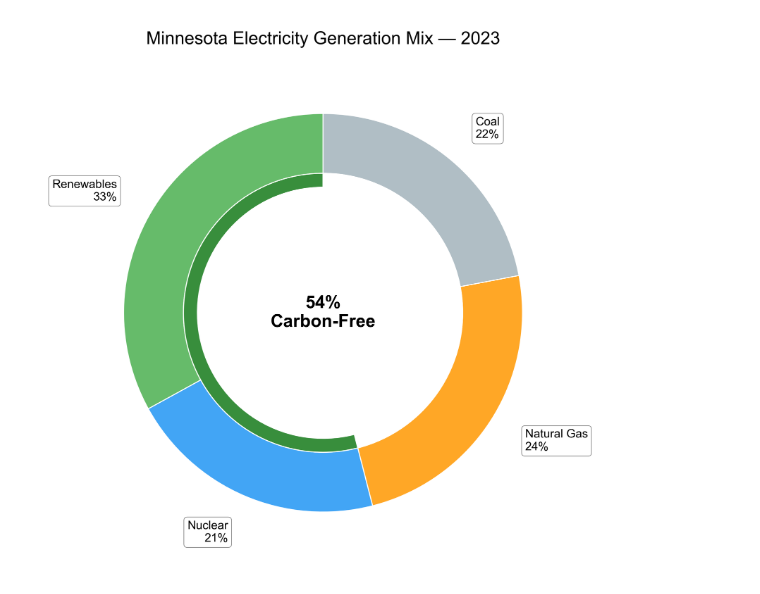
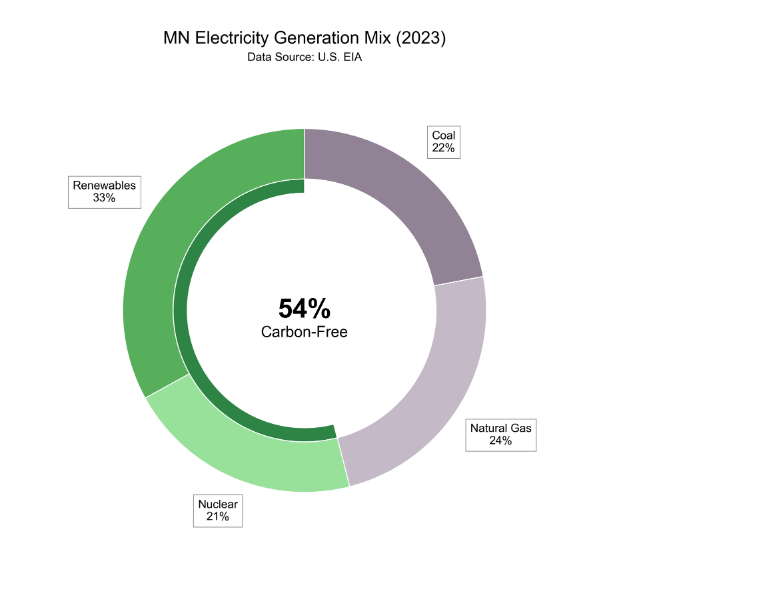
Before and after one commit to joypauls/blog-notebooks, a Jupyter notebook: notebooks/mn_ces.ipynb, the cells around one changed output. Cells and saved outputs as stored; diff of their text form; code cells hidden in the pictures.

Commit message:
finalize ces plot

```diff
--- a/notebooks/mn_ces.ipynb
+++ b/notebooks/mn_ces.ipynb
@@ -4,58 +4,63 @@ import numpy as np
 plt.style.use("./blog.mplstyle")
 # %%
 
+labels = ["Renewables", "Nuclear", "Natural Gas", "Coal"]
+sizes = [33, 21, 24, 22]
+colors = ["#57ae5b", "#98e19b", "#C4BAC7", "#918295"]
 
-# Data
-labels = ['Renewables', 'Nuclear', 'Natural Gas', 'Coal']
-sizes = [33, 21, 24, 22]
-colors = ['#66bb6a', '#42a5f5', '#ffa726', '#b0bec5']
-
-# Carbon-free indicator (inner ring)
 carbon_free_sizes = [54, 46, 0, 0]
-carbon_free_colors = ['#388e3c', 'none', 'none', 'none']  # darker tones to match outer
+carbon_free_colors = ["#2D8444", "none", "none", "none"]
 
 fig, ax = plt.subplots(figsize=(8, 8))
 
-# Outer ring — main electricity mix
 wedges, _ = ax.pie(
     sizes,
     startangle=90,
     colors=colors,
-    wedgeprops=dict(width=0.3, edgecolor='white'),
-    radius=1.0
+    wedgeprops=dict(width=0.25, edgecolor="white"),
+    radius=0.9
 )
 
-# Inner ring — carbon-free highlight
 inner_wedges, _ = ax.pie(
     carbon_free_sizes,
     startangle=90,
     colors=carbon_free_colors,
-    wedgeprops=dict(width=0.07, edgecolor='white'),
-    radius=0.7
+    wedgeprops=dict(width=0.07, edgecolor="white"),
+    radius=0.65
 )
 
 # Add labels next to each wedge
 for i, (wedge, label, size) in enumerate(zip(wedges, labels, sizes)):
     angle = (wedge.theta2 + wedge.theta1) / 2
-    x = np.cos(np.deg2rad(angle)) * 1.2
-    y = np.sin(np.deg2rad(angle)) * 1.2
-    ha = 'left' if x > 0 else 'right'
+    factor = 1.08 if i in [1, 3] else 1.15
+    x = np.cos(np.deg2rad(angle)) * factor
+    y = np.sin(np.deg2rad(angle)) * factor
+    ha = "left" if x > 0 else "right"
 
     ax.text(
         x, y,
         f"{label}\n{size}%",
-        ha=ha,
-        va='center',
+        # ha=ha,
+        ha="center",
+        va="center",
         fontsize=12,
-        bbox=dict(boxstyle="round,pad=0.3", fc="white", ec="gray", lw=0.6)
+        bbox=dict(boxstyle="square,pad=0.4", fc="white", ec="gray", lw=0.6)
     )
 
-# Center carbon-free label
-ax.text(0, 0, f'{54}%\nCarbon-Free', ha='center', va='center', fontsize=18, weight='bold')
+# add padding to annotation
+ax.text(0, 0, f"{54}%", ha="center", va="center", fontsize=28, weight="bold")
+# write text below
+ax.text(0, -0.11, f"Carbon-Free", ha="center", va="center", fontsize=16, weight="regular")
 
-# Title
-ax.set_title('Minnesota Electricity Generation Mix — 2023', fontsize=18, pad=20)
-plt.tight_layout()
+ax.set_title("MN Electricity Generation Mix (2023)", fontsize=18)
+ax.text(0, 1.25, "Data Source: U.S. EIA", ha="center", va="center", fontsize=12)
+ax
+
+# add padding
+# fig.subplots_adjust(left=0.1, right=0.9, top=0.9, bottom=0.1)
+
+
+# plt.subplots_adjust(left=0.2, right=0.8, top=0.9, bottom=0.1)
 plt.show()
 # %% [output]
-[figure, old version]
+[figure, new version]
```
